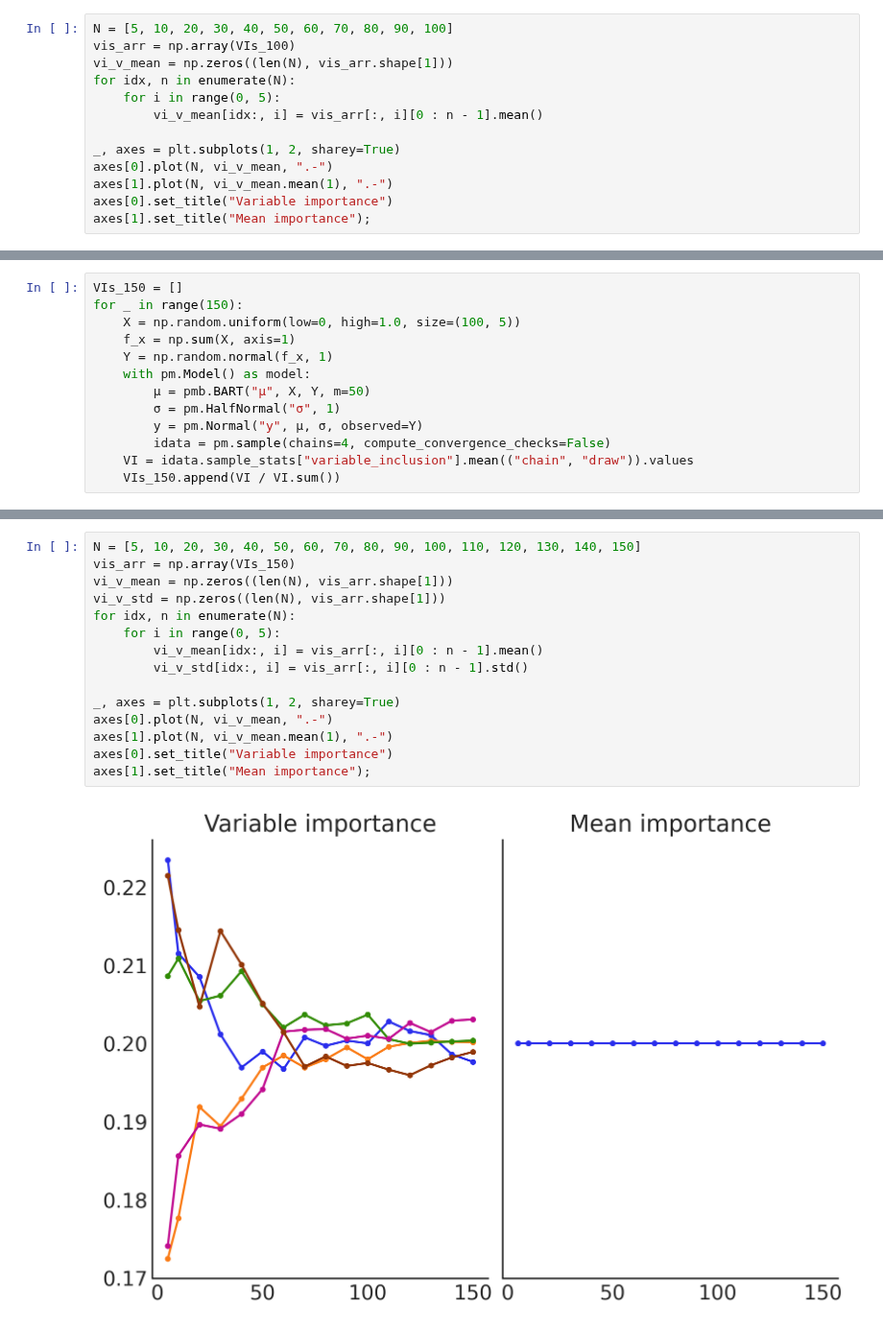
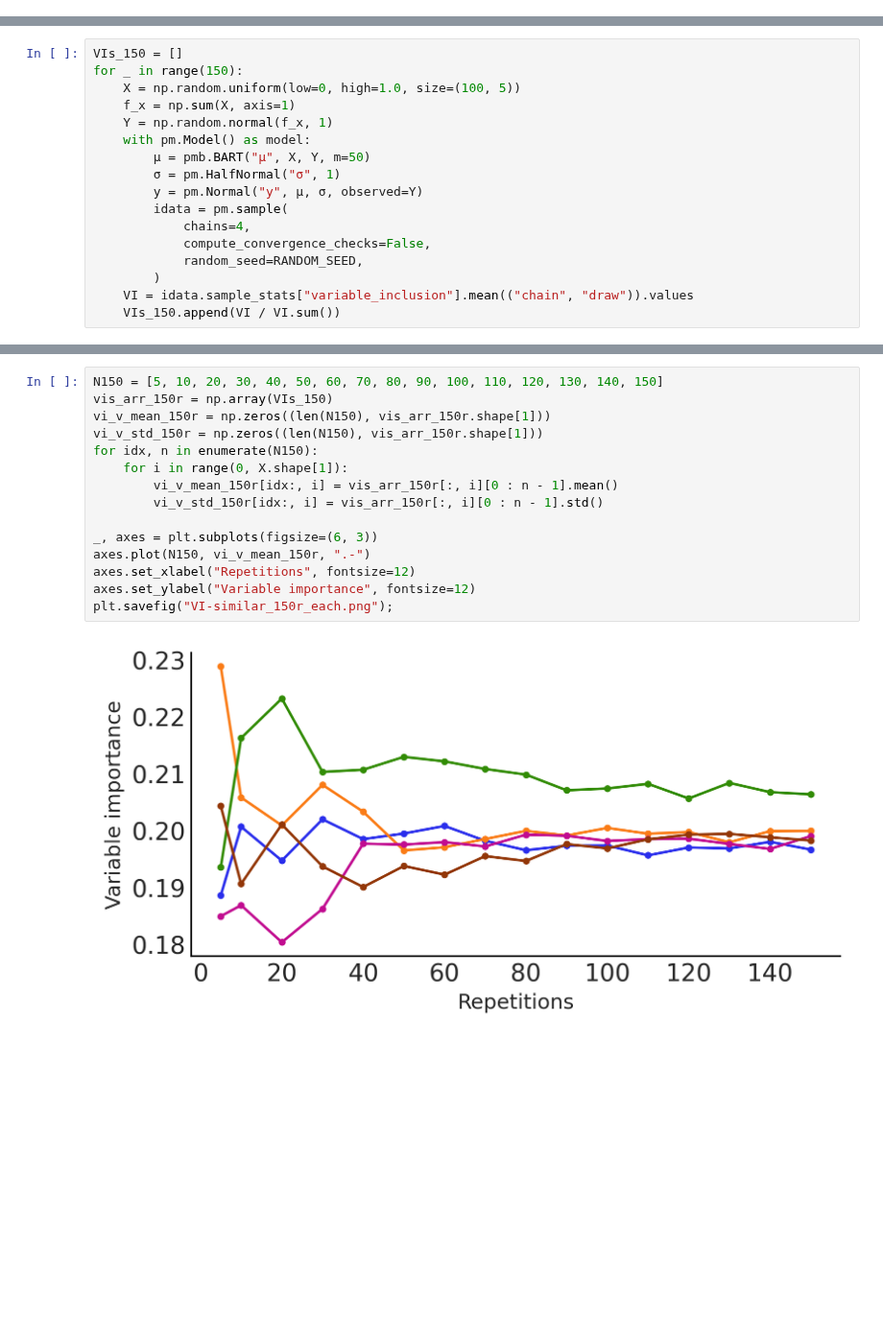
Before and after one commit to Grupo-de-modelado-probabilista/BART, a Jupyter notebook: variable_selection/VI-similar.ipynb, the cells around one changed output, grey strips where cells are left out. Shown at 96% size. Drawn from its saved outputs; the diff is of its cells as text; blank space fills up the shorter version.

```diff
--- a/variable_selection/VI-similar.ipynb
+++ b/variable_selection/VI-similar.ipynb
@@ -331,13 +266,0 @@ CompoundStep
-# %%
-N = [5, 10, 20, 30, 40, 50, 60, 70, 80, 90, 100]
-vis_arr = np.array(VIs_100)
-vi_v_mean = np.zeros((len(N), vis_arr.shape[1]))
-for idx, n in enumerate(N):
-    for i in range(0, 5):
-        vi_v_mean[idx:, i] = vis_arr[:, i][0 : n - 1].mean()
-
-_, axes = plt.subplots(1, 2, sharey=True)
-axes[0].plot(N, vi_v_mean, ".-")
-axes[1].plot(N, vi_v_mean.mean(1), ".-")
-axes[0].set_title("Variable importance")
-axes[1].set_title("Mean importance");
@@ -355,7 +276,11 @@ for _ in range(150):
         μ = pmb.BART("μ", X, Y, m=50)
         σ = pm.HalfNormal("σ", 1)
         y = pm.Normal("y", μ, σ, observed=Y)
-        idata = pm.sample(chains=4, compute_convergence_checks=False)
+        idata = pm.sample(
+            chains=4,
+            compute_convergence_checks=False,
+            random_seed=RANDOM_SEED,
+        )
     VI = idata.sample_stats["variable_inclusion"].mean(("chain", "draw")).values
     VIs_150.append(VI / VI.sum())
 # %% [output]
@@ -398,18 +311,18 @@ CompoundStep
 # %%
-N = [5, 10, 20, 30, 40, 50, 60, 70, 80, 90, 100, 110, 120, 130, 140, 150]
-vis_arr = np.array(VIs_150)
-vi_v_mean = np.zeros((len(N), vis_arr.shape[1]))
-vi_v_std = np.zeros((len(N), vis_arr.shape[1]))
-for idx, n in enumerate(N):
-    for i in range(0, 5):
-        vi_v_mean[idx:, i] = vis_arr[:, i][0 : n - 1].mean()
-        vi_v_std[idx:, i] = vis_arr[:, i][0 : n - 1].std()
+N150 = [5, 10, 20, 30, 40, 50, 60, 70, 80, 90, 100, 110, 120, 130, 140, 150]
+vis_arr_150r = np.array(VIs_150)
+vi_v_mean_150r = np.zeros((len(N150), vis_arr_150r.shape[1]))
+vi_v_std_150r = np.zeros((len(N150), vis_arr_150r.shape[1]))
+for idx, n in enumerate(N150):
+    for i in range(0, X.shape[1]):
+        vi_v_mean_150r[idx:, i] = vis_arr_150r[:, i][0 : n - 1].mean()
+        vi_v_std_150r[idx:, i] = vis_arr_150r[:, i][0 : n - 1].std()
 
-_, axes = plt.subplots(1, 2, sharey=True)
-axes[0].plot(N, vi_v_mean, ".-")
-axes[1].plot(N, vi_v_mean.mean(1), ".-")
-axes[0].set_title("Variable importance")
-axes[1].set_title("Mean importance");
+_, axes = plt.subplots(figsize=(6, 3))
+axes.plot(N150, vi_v_mean_150r, ".-")
+axes.set_xlabel("Repetitions", fontsize=12)
+axes.set_ylabel("Variable importance", fontsize=12)
+plt.savefig("VI-similar_150r_each.png");
 # %% [output]
-[figure, old version]
+[figure, new version]
 # %% [markdown]
```
Also changed, not shown: parts of 36 cells of this notebook.
